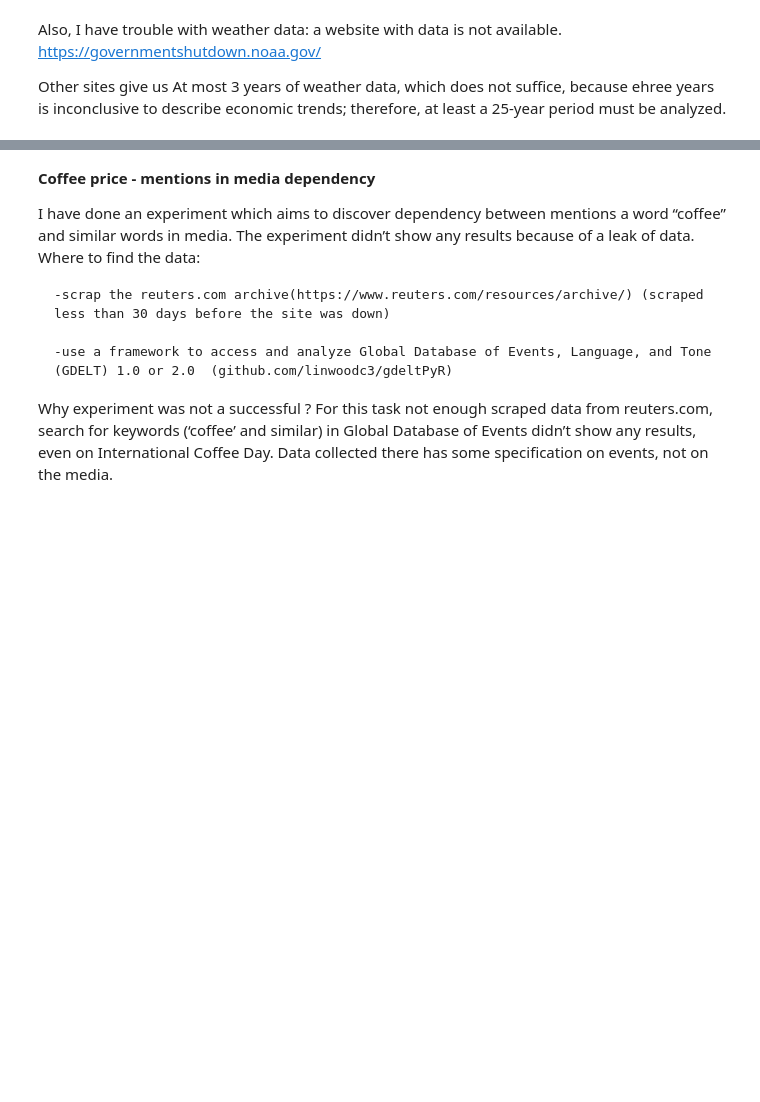
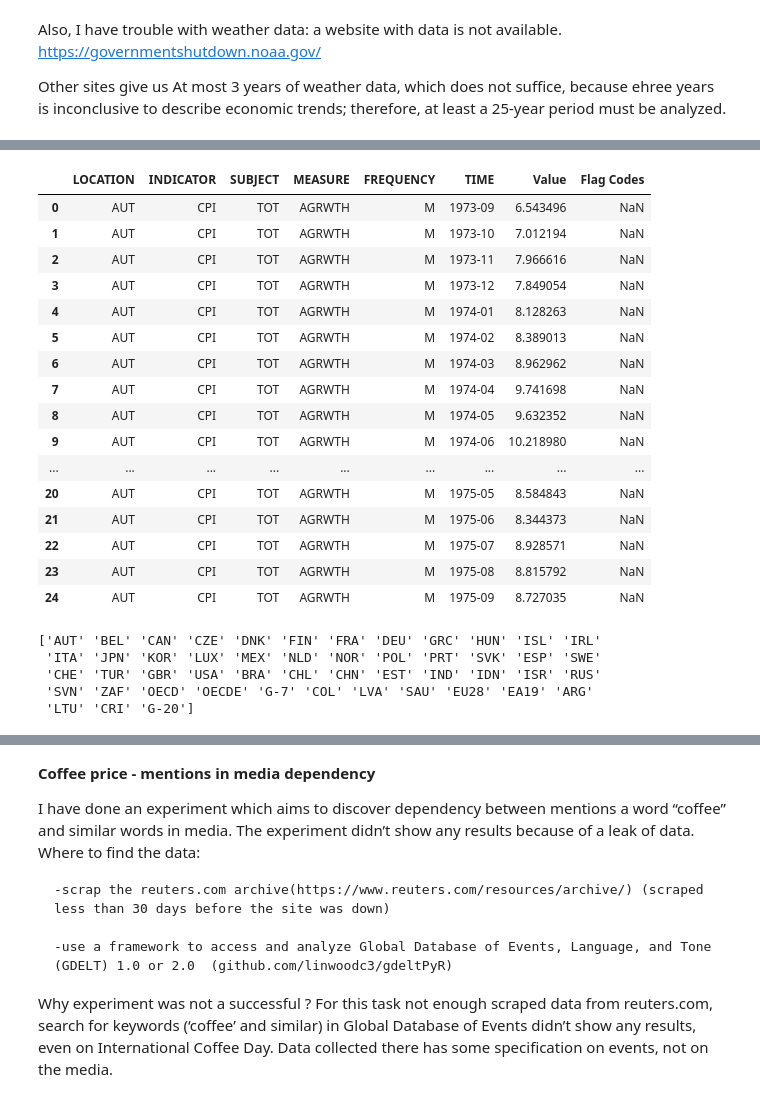
Before and after one commit to irynakostyshyn/coffee-price-prediction, a Jupyter notebook: merge_datasets.ipynb, the cells around one changed output, grey strips where cells are left out. Saved outputs shown, nothing was run; the diff lists cells and outputs as text; code cells hidden in the pictures; blank space fills up the shorter version.

```diff
--- a/merge_datasets.ipynb
+++ b/merge_datasets.ipynb
@@ -195,0 +370,20 @@ Country Code      ABW GDP      AFG GDP      AGO GDP      ALB GDP      AND GDP  \
+# %%
+df_cpi.head(25)
+# %% [output]
+|  | LOCATION | INDICATOR | SUBJECT | MEASURE | FREQUENCY | TIME | Value | Flag Codes |
+| 0 | AUT | CPI | TOT | AGRWTH | M | 1973-09 | 6.543496 | NaN |
+| 1 | AUT | CPI | TOT | AGRWTH | M | 1973-10 | 7.012194 | NaN |
+| 2 | AUT | CPI | TOT | AGRWTH | M | 1973-11 | 7.966616 | NaN |
+| 3 | AUT | CPI | TOT | AGRWTH | M | 1973-12 | 7.849054 | NaN |
+| 4 | AUT | CPI | TOT | AGRWTH | M | 1974-01 | 8.128263 | NaN |
+| 5 | AUT | CPI | TOT | AGRWTH | M | 1974-02 | 8.389013 | NaN |
+| 6 | AUT | CPI | TOT | AGRWTH | M | 1974-03 | 8.962962 | NaN |
+| 7 | AUT | CPI | TOT | AGRWTH | M | 1974-04 | 9.741698 | NaN |
+| 8 | AUT | CPI | TOT | AGRWTH | M | 1974-05 | 9.632352 | NaN |
+| 9 | AUT | CPI | TOT | AGRWTH | M | 1974-06 | 10.218980 | NaN |
+| ... | ... | ... | ... | ... | ... | ... | ... | ... |
+| 20 | AUT | CPI | TOT | AGRWTH | M | 1975-05 | 8.584843 | NaN |
+| 21 | AUT | CPI | TOT | AGRWTH | M | 1975-06 | 8.344373 | NaN |
+| 22 | AUT | CPI | TOT | AGRWTH | M | 1975-07 | 8.928571 | NaN |
+| 23 | AUT | CPI | TOT | AGRWTH | M | 1975-08 | 8.815792 | NaN |
+| 24 | AUT | CPI | TOT | AGRWTH | M | 1975-09 | 8.727035 | NaN |
@@ -195,0 +399,8 @@ Country Code      ABW GDP      AFG GDP      AGO GDP      ALB GDP      AND GDP  \
+# %%
+print(names)
+# %% [output]
+['AUT' 'BEL' 'CAN' 'CZE' 'DNK' 'FIN' 'FRA' 'DEU' 'GRC' 'HUN' 'ISL' 'IRL'
+ 'ITA' 'JPN' 'KOR' 'LUX' 'MEX' 'NLD' 'NOR' 'POL' 'PRT' 'SVK' 'ESP' 'SWE'
+ 'CHE' 'TUR' 'GBR' 'USA' 'BRA' 'CHL' 'CHN' 'EST' 'IND' 'IDN' 'ISR' 'RUS'
+ 'SVN' 'ZAF' 'OECD' 'OECDE' 'G-7' 'COL' 'LVA' 'SAU' 'EU28' 'EA19' 'ARG'
+ 'LTU' 'CRI' 'G-20']
```
Also changed, not shown: parts of 33 cells of this notebook, 4 other files.
